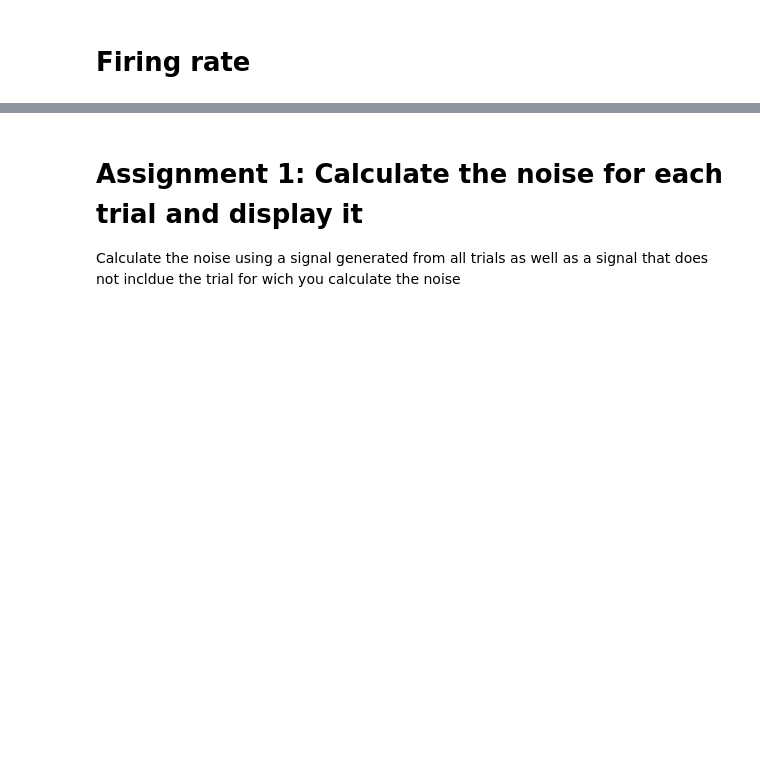
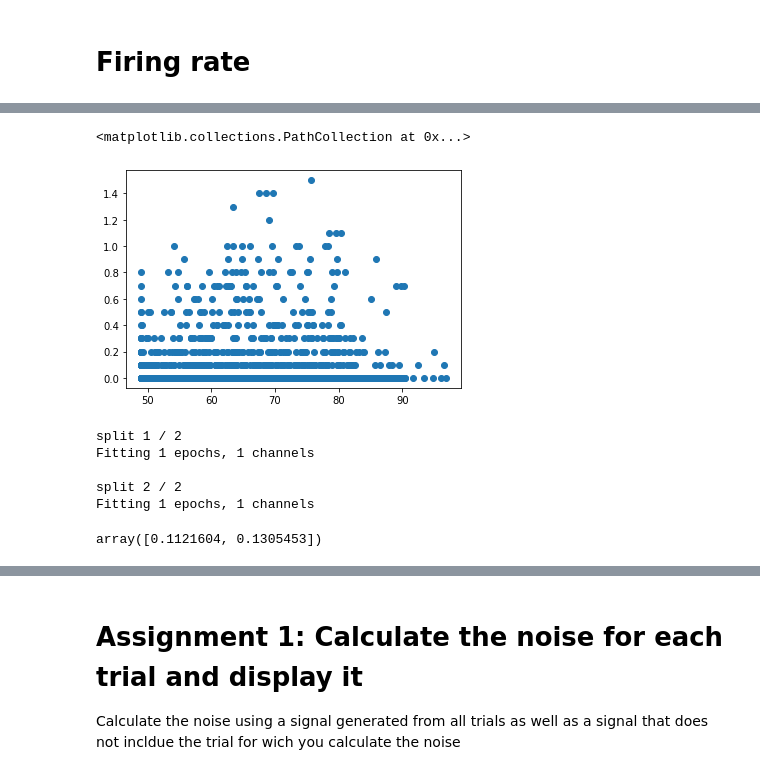
Before and after one commit to theunissenlab/crcns, a Jupyter notebook: python/tutorial-coherence.ipynb, the cells around one changed output, grey strips where cells are left out. Drawn from its saved outputs; the diff is of its cells as text; code cells hidden in the pictures; blank space fills up the shorter version.

```diff
--- a/python/tutorial-coherence.ipynb
+++ b/python/tutorial-coherence.ipynb
@@ -283,0 +425,48 @@ ax.legend(loc=(1.05, 0))
+# %%
+plt.figure()
+plt.scatter(XAmp[0:10000], Y[0:10000])
+# %% [output]
+<matplotlib.collections.PathCollection at 0x...>
+[figure, added]
+# %%
+# Initialize the model
+# Define the delays that we will use in the receptive field
+tmin, tmax = -.05, .05
+sfreq = 500.0
+
+
+rf = ReceptiveField(tmin, tmax, sfreq, estimator=10000, scoring='r2', edge_correction=True, fit_intercept=True)
+# We'll have (tmax - tmin) * sfreq delays
+# and an extra 1 delay since we are inclusive on the beginning / end index
+n_delays = int((tmax - tmin) * sfreq) + 1
+
+#n_splits = nstims
+n_splits = 2
+cv = KFold(n_splits)
+n_channels = 1
+
+
+# Iterate through splits, fit the model, and predict/test on held-out data
+coefs = np.zeros((n_splits, 1, n_delays))
+scores = np.zeros(n_splits)
+for ii, (train, test) in enumerate(cv.split(XAmp)):
+    print('split %s / %s' % (ii + 1, n_splits))
+    rf.fit(XAmp[train], Y[train])
+    scores[ii] = rf.score(XAmp[test], Y[test])
+    # coef_ is shape (n_outputs, n_features, n_delays). we only have 1 output
+    coefs[ii,:,:] = rf.coef_
+times = rf.delays_ / float(rf.sfreq)
+
+# Average scores and coefficients across CV splits
+mean_coefs = coefs.mean(axis=0)
+mean_scores = scores.mean(axis=0)
+# %% [output]
+split 1 / 2
+Fitting 1 epochs, 1 channels
+
+split 2 / 2
+Fitting 1 epochs, 1 channels
+# %%
+scores
+# %% [output]
+array([0.1121604, 0.1305453])
```
Also changed, not shown: parts of 22 cells of this notebook, 2 other files.
